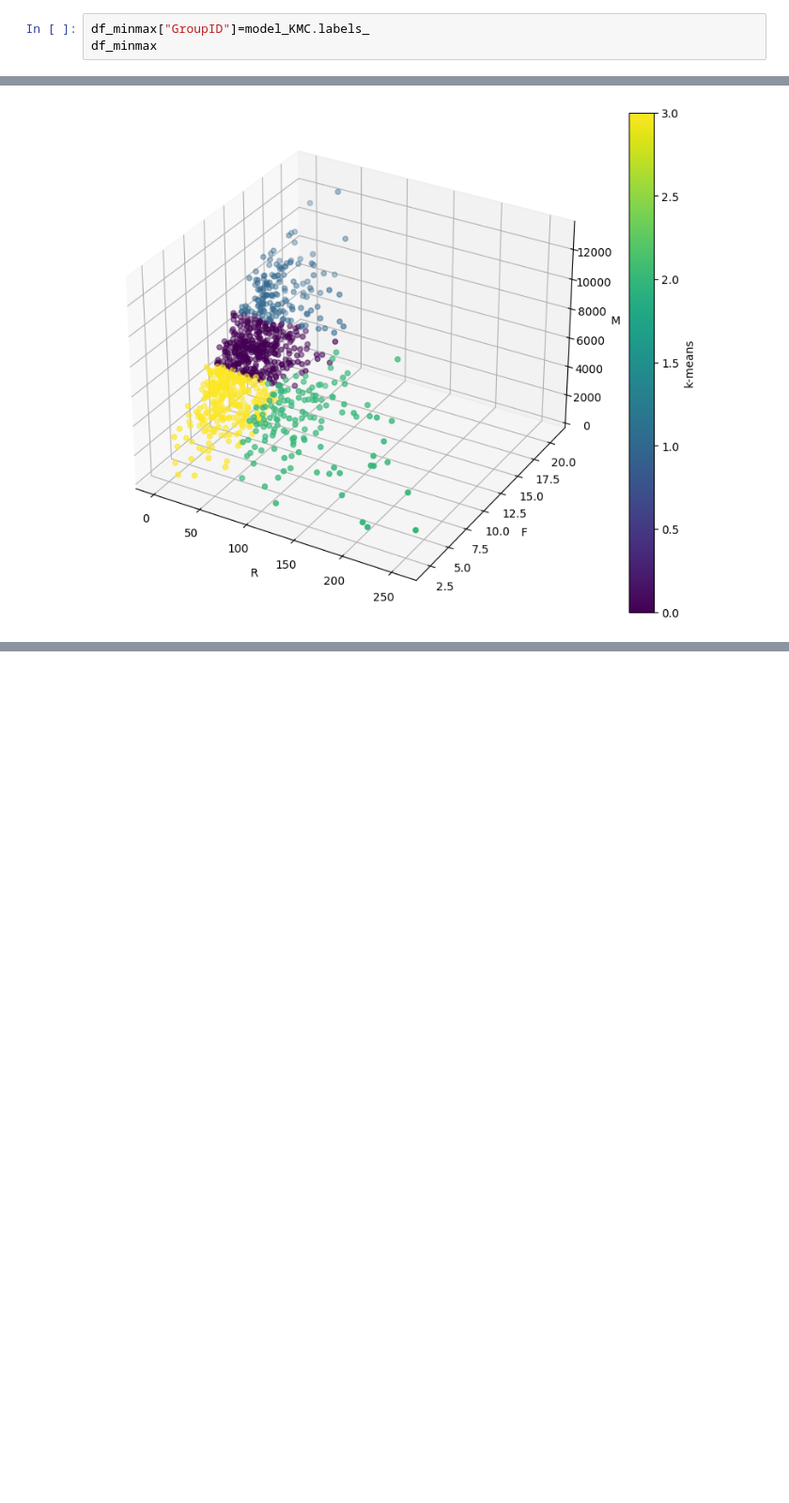
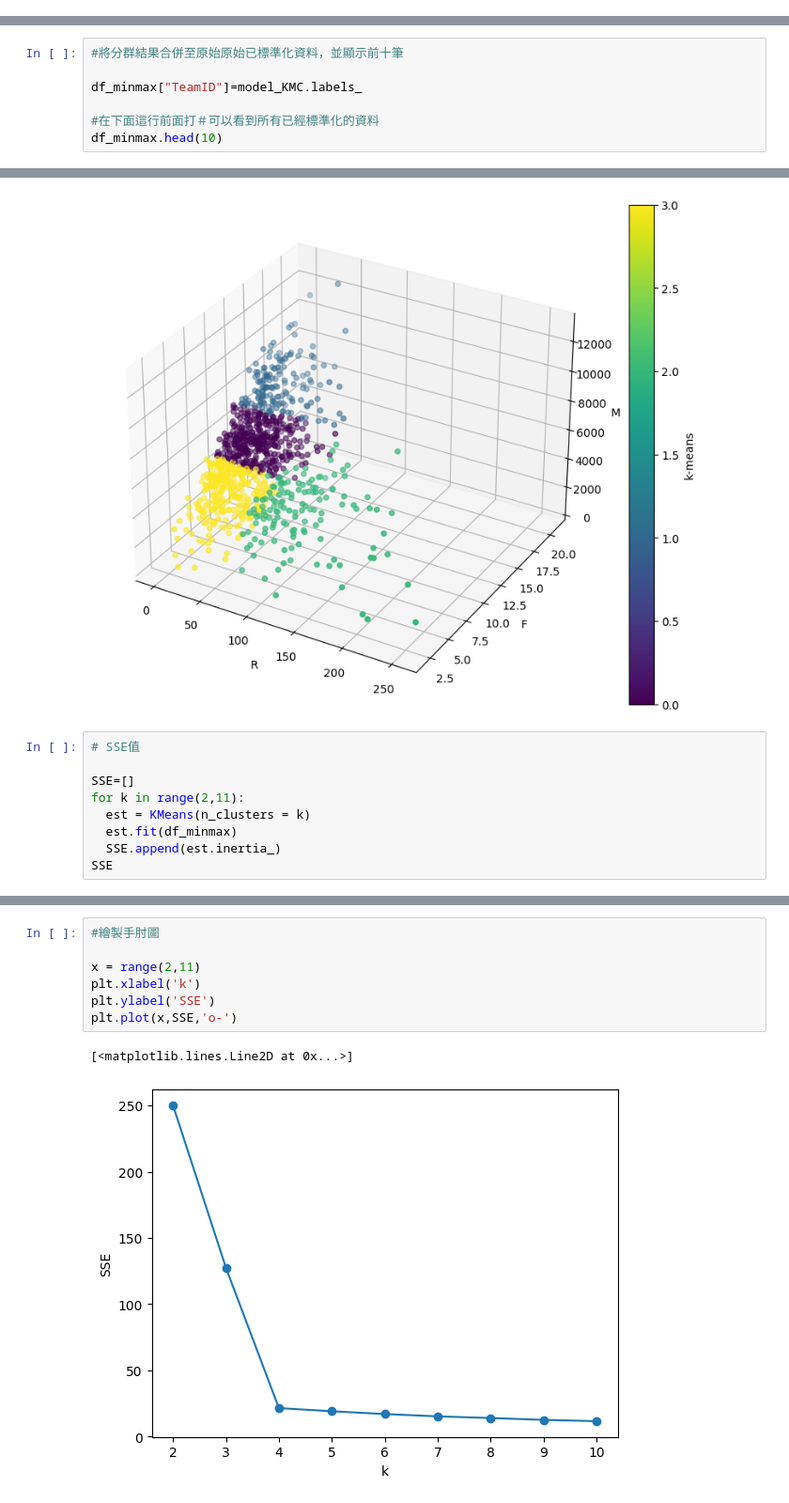
Before and after one commit to jp05451/RFM, a Jupyter notebook: RFM.ipynb, the cells around one changed output, grey strips where cells are left out. Shown: that part at 94% size. Cells and saved outputs as stored; diff of their text form; blank space fills up the shorter version.

```diff
--- a/RFM.ipynb
+++ b/RFM.ipynb
@@ -84,6 +126,3 @@ r21
 | 1 | 0.085341 | 0.672909 | 0.582037 | 163 |
 | 2 | 0.410548 | 0.277925 | 0.252749 | 139 |
 | 3 | 0.093261 | 0.287540 | 0.239343 | 313 |
-# %%
-df_minmax["GroupID"]=model_KMC.labels_
-df_minmax
@@ -103,0 +140,7 @@ df_minmax
+# %%
+#將分群結果合併至原始原始已標準化資料，並顯示前十筆
+
+df_minmax["TeamID"]=model_KMC.labels_
+
+#在下面這行前面打＃可以看到所有已經標準化的資料
+df_minmax.head(10)
@@ -142,3 +202,12 @@ plt.show
 # %% [output]
 <function matplotlib.pyplot.show(close=None, block=None)>
 [figure]
+# %%
+# SSE值
+
+SSE=[]
+for k in range(2,11):
+  est = KMeans(n_clusters = k)
+  est.fit(df_minmax)
+  SSE.append(est.inertia_)
+SSE
@@ -144,0 +224,10 @@ plt.show
+# %%
+#繪製手肘圖
+
+x = range(2,11)
+plt.xlabel('k')
+plt.ylabel('SSE')
+plt.plot(x,SSE,'o-')
+# %% [output]
+[<matplotlib.lines.Line2D at 0x...>]
+[figure, added]
```
Also changed, not shown: parts of 19 cells of this notebook.
